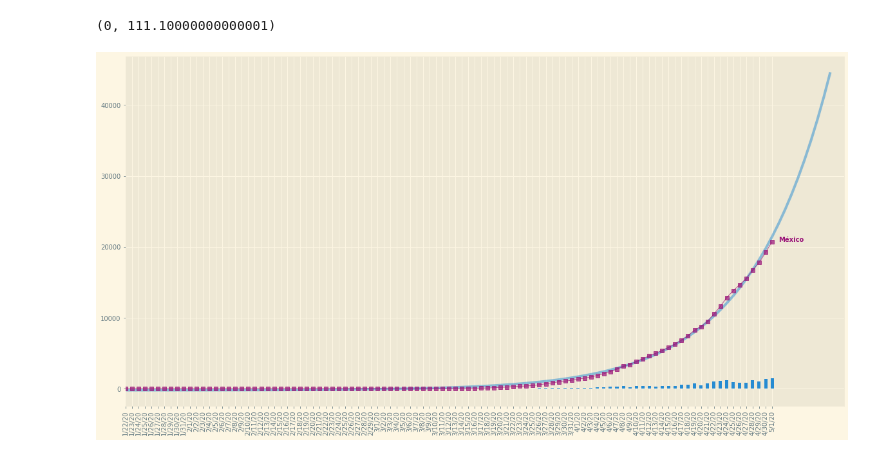
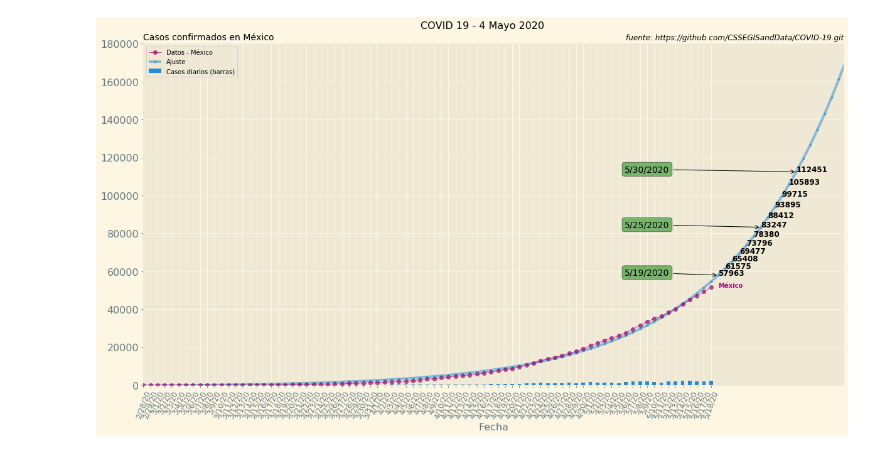
Before and after one commit to luiggix/COVID_19_Mex, a Jupyter notebook: COVID_VISINFO_REAL.ipynb, the cells around one changed output. Cells and saved outputs as stored; diff of their text form; code cells hidden in the pictures.

```diff
--- a/COVID_VISINFO_REAL.ipynb
+++ b/COVID_VISINFO_REAL.ipynb
@@ -7,3 +14,10 @@ from math import ceil
+# %%
+def incremento(pais):
+    size = len(pais) # tamaño del arreglo
+    E = [0] # primer dato
+    [E.append(pais[i+1] - pais[i]) for i in range(size-1)] # cálculo de la E
+    E = pd.Series(E, index=pais.index) # Tranformación a Serie con el index igual a las fechas
+    return E
 # %%
 plt.style.use('Solarize_Light2')
 #plt.style.use('dark_background')
@@ -137,9 +184,10 @@ def func(x, a, b, c):
+# %%
+Emex = incremento(mexico)
 # %%
 xd = [x for x in range(len(mexico))]
-# Con las listas xdata y ydata ya podemos hacer el ajuste
 popt, pcov = curve_fit(func, xd , mexico.values)
 perr = np.sqrt(np.diag(pcov))
-x = np.arange(0,150,1)
-y = func(np.array(x), *popt)
-#plt.plot(xd,mexico.values, '.')
-#plt.plot(x,y)
+print(perr, popt)
+# Predicción
+xc = np.arange(0,170,1)
+yc = func(np.array(xc), *popt)
@@ -185,13 +196,48 @@ plt.savefig('covid19_x.pdf')
-# %%
-xtext = len(mexico)
-col_mex='#991177'
-par_mex = {'figsize':(20,10),'lw':1.0, 'ls':'-', 'marker':'s', 'label':'México', 'color':col_mex, 'alpha':0.7, 'zorder':100}
-linea = mexico.plot(**par_mex)
-barras = E.plot(kind='bar')
-plt.text(xtext, mexico[-1], 'México', weight='bold', color=col_mex)
-plt.plot(x,y, lw=4.0, alpha=0.5)
-plt.xlim(0,xtext * 1.10)
-#plt.yscale('log')
-# %% [output]
-(0, 111.10000000000001)
-[figure, removed]
+# %%
+xtext = len(mexico)
+col_mex='#991177'
+#col_mex='black'
+par_mex = {'figsize':(20,10),'lw':1.0, 'ls':'-', 'marker':'o', 'label':'Datos - México', 'color':col_mex, 'alpha':0.7, 'zorder':100}
+linea = mexico.plot(**par_mex)
+barras = Emex.plot(kind='bar',label='Casos diarios (barras)')
+plt.text(xtext, mexico[-1], 'México', weight='bold', color=col_mex)
+plt.plot(xc, yc, '.-', lw=4.0, alpha=0.5, label='Ajuste')
+plt.xlim(37,xtext * 1.15)
+plt.ylim(0,180000)
+#plt.xticks(ticks=[xt for xt in range(xtext) if xt % 2])
+
+#plt.yscale('log')
+for k in [0,1,2,3,4,5,6,7,8,9,10,11]:
+    plt.text(xtext+k, yc[xtext+k], int(yc[xtext+k]), weight='bold', color='black', fontsize=12)
+
+i1 = 0
+i2 = 6
+i3 = 11
+plt.annotate('5/19/2020', xy=(xtext+i1, yc[xtext+i1]), xytext=(xtext-10, yc[xtext+i1]),
+            bbox=dict(boxstyle='round', facecolor='green', edgecolor='black', alpha=0.5, linewidth=0.75),
+            arrowprops=dict(arrowstyle='->', facecolor='black', edgecolor='black'),
+            fontsize=14, color='black', horizontalalignment='center')
+
+plt.annotate('5/25/2020', xy=(xtext+i2, yc[xtext+i2]), xytext=(xtext-10, yc[xtext+i2]),
+            bbox=dict(boxstyle='round', facecolor='green', edgecolor='black', alpha=0.5, linewidth=0.75),
+            arrowprops=dict(arrowstyle='->', facecolor='black', edgecolor='black'),
+            fontsize=14, color='black', horizontalalignment='center')
+
+plt.annotate('5/30/2020', xy=(xtext+i3, yc[xtext+i3]), xytext=(xtext-10, yc[xtext+i3]),
+            bbox=dict(boxstyle='round', facecolor='green', edgecolor='black', alpha=0.5, linewidth=0.75),
+            arrowprops=dict(arrowstyle='->', facecolor='black', edgecolor='black'),
+            fontsize=14, color='black', horizontalalignment='center')
+
+plt.suptitle('COVID 19 - 4 Mayo 2020', y = 0.93, fontsize=16)
+plt.title('Casos confirmados en México', loc='left', fontsize=14)
+plt.title(fuente, loc='right', fontstyle='italic', fontsize=12)
+
+plt.xlabel('Fecha', fontsize=16)
+plt.xticks(fontsize=12, rotation=70)
+plt.yticks(fontsize=16)
+
+plt.legend()
+
+plt.savefig('covid19_prediccion.png')
+# %% [output]
+[figure, added]
```
Also changed, not shown: parts of 30 cells of this notebook, 21 other files.
